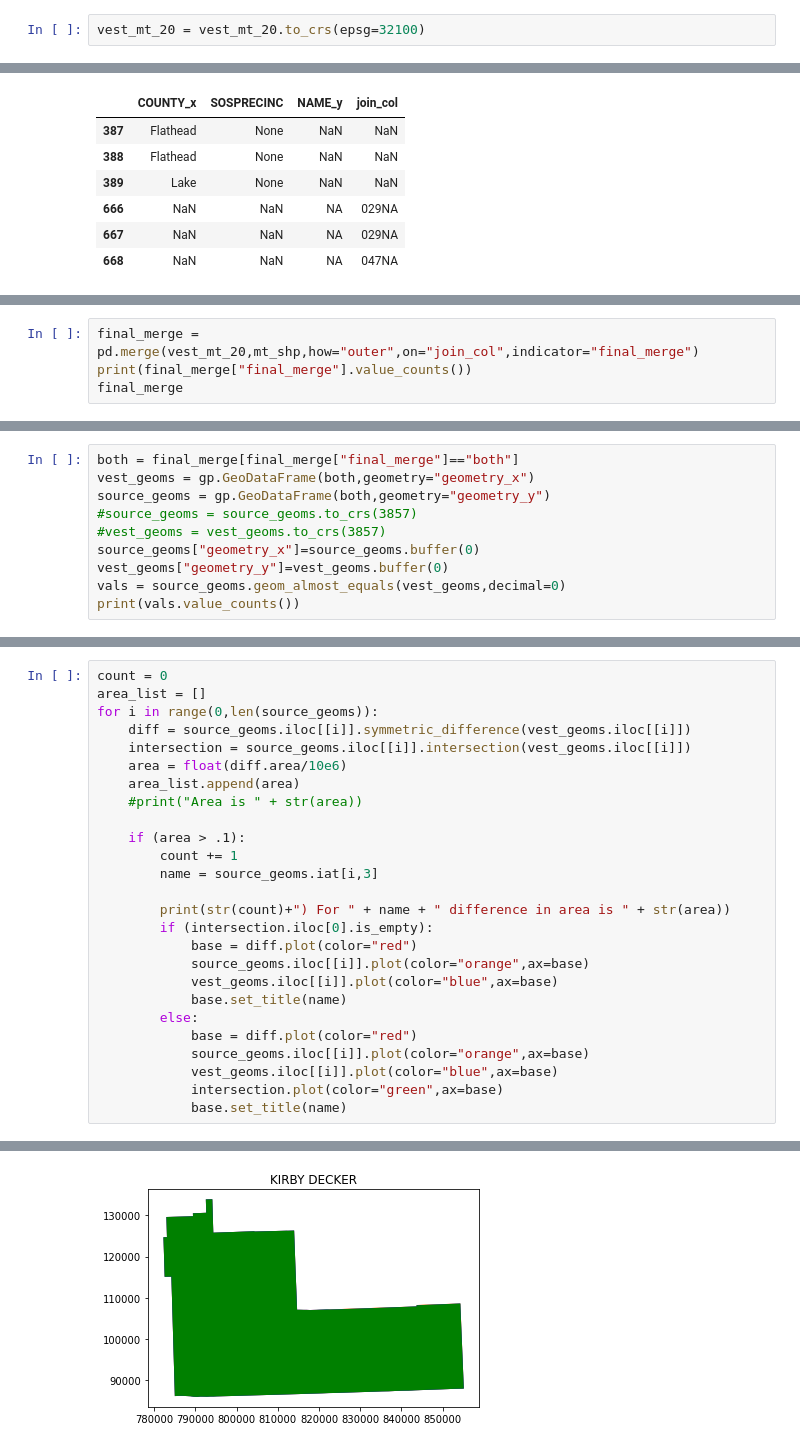
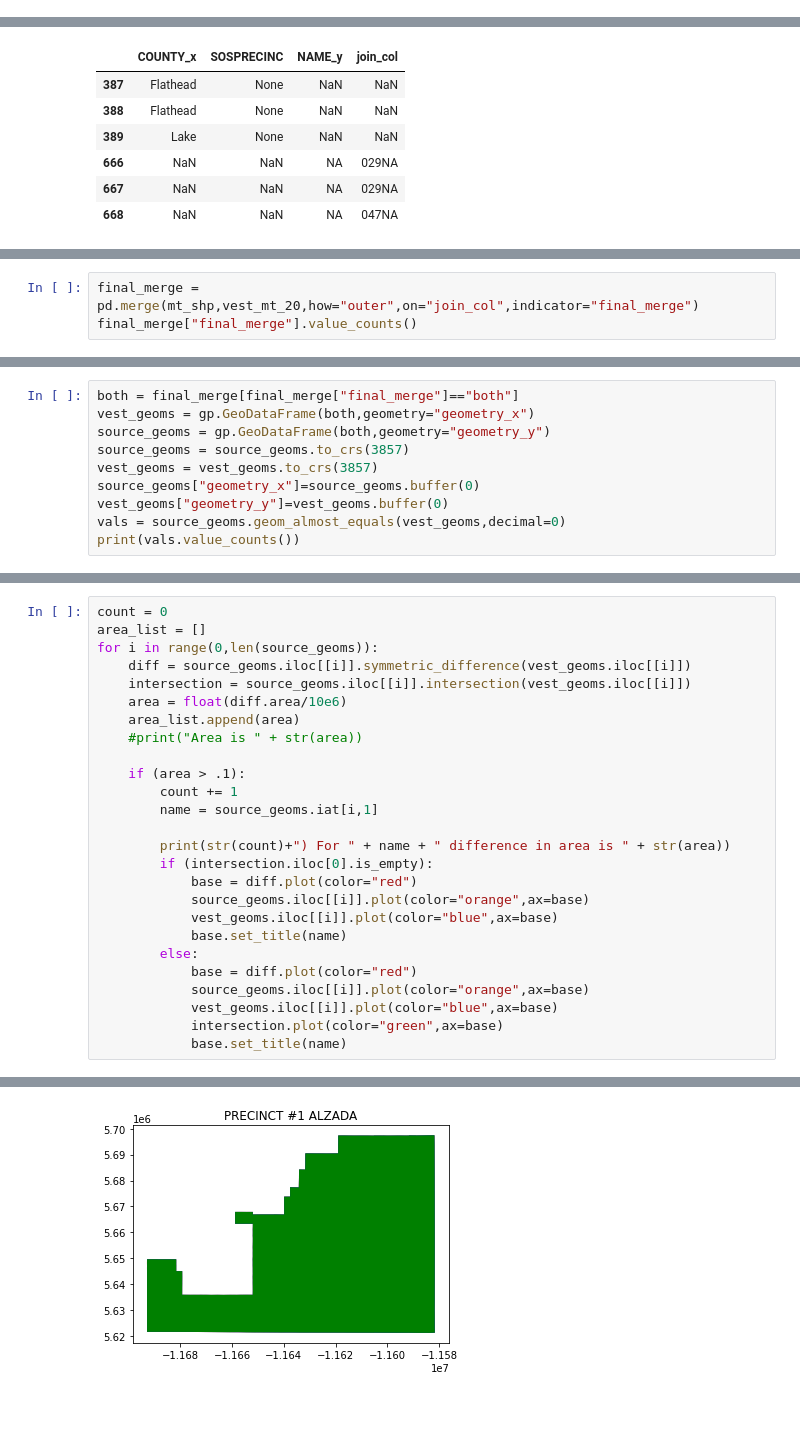
Before and after one commit to nonpartisan-redistricting-datahub/pdv-mt, a Jupyter notebook: vest-mt-2020/vest-mt-2020-validation.ipynb, the cells around one changed output, grey strips where cells are left out. Saved outputs shown, nothing was run; the diff lists cells and outputs as text; blank space fills up the shorter version.

```diff
--- a/vest-mt-2020/vest-mt-2020-validation.ipynb
+++ b/vest-mt-2020/vest-mt-2020-validation.ipynb
@@ -551,3 +545 @@ epsg:4269
-# %%
-vest_mt_20 = vest_mt_20.to_crs(epsg=32100)
 # %%
@@ -685,7 +690,6 @@ mt_shp.iloc[437:440]
 # %%
-final_merge = pd.merge(vest_mt_20,mt_shp,how="outer",on="join_col",indicator="final_merge")
-print(final_merge["final_merge"].value_counts())
-final_merge
+final_merge = pd.merge(mt_shp,vest_mt_20,how="outer",on="join_col",indicator="final_merge")
+final_merge["final_merge"].value_counts()
 # %% [output]
 both          666
 left_only       0
@@ -721,8 +714,8 @@ Index(['STATEFP10_x', 'COUNTYFP10_x', 'COUNTY_x', 'NAME_x', 'SOSPRECINC',
 both = final_merge[final_merge["final_merge"]=="both"]
 vest_geoms = gp.GeoDataFrame(both,geometry="geometry_x")
 source_geoms = gp.GeoDataFrame(both,geometry="geometry_y")
-#source_geoms = source_geoms.to_crs(3857)
-#vest_geoms = vest_geoms.to_crs(3857)
+source_geoms = source_geoms.to_crs(3857)
+vest_geoms = vest_geoms.to_crs(3857)
 source_geoms["geometry_x"]=source_geoms.buffer(0)
 vest_geoms["geometry_y"]=vest_geoms.buffer(0)
 vals = source_geoms.geom_almost_equals(vest_geoms,decimal=0)
@@ -743,7 +736,7 @@ for i in range(0,len(source_geoms)):
 
     if (area > .1):
         count += 1
-        name = source_geoms.iat[i,3]
+        name = source_geoms.iat[i,1]
 
         print(str(count)+") For " + name + " difference in area is " + str(area))
         if (intersection.iloc[0].is_empty):
@@ -788 +788 @@ for i in range(0,len(source_geoms)):
-[figure, old version]
+[figure, new version]
```
Also changed, not shown: parts of 28 cells of this notebook.
